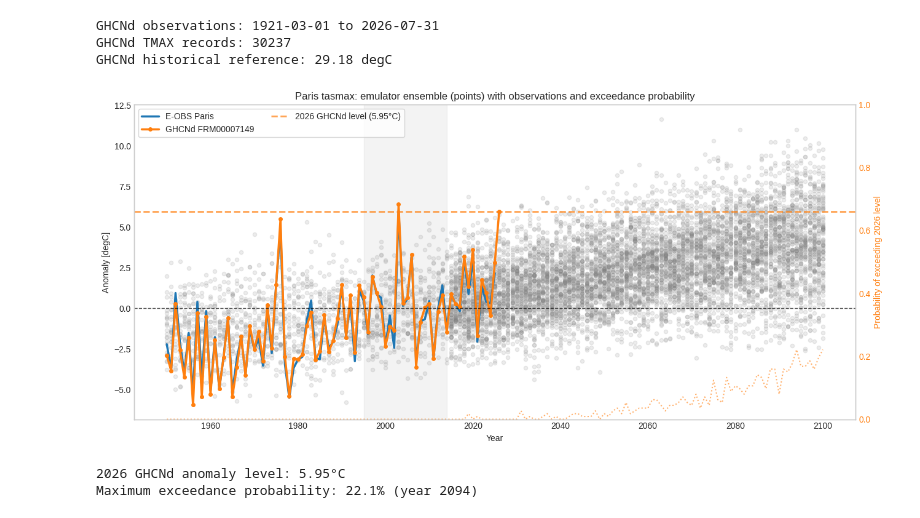
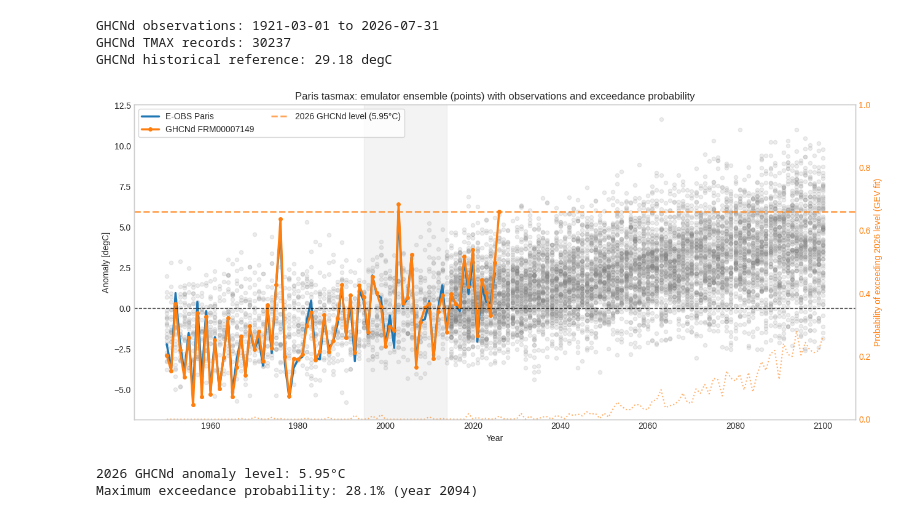
Before and after one commit to jesusff/T33-Emulator-hub, a Jupyter notebook: notebooks/city_level_emulator_ensemble_and_observations.ipynb, the cells around one changed output. Cells and saved outputs as stored; diff of their text form; code cells hidden in the pictures.

```diff
--- a/notebooks/city_level_emulator_ensemble_and_observations.ipynb
+++ b/notebooks/city_level_emulator_ensemble_and_observations.ipynb
@@ -286,6 +286,8 @@ GHCNd observations: 1921-03-01 to 2026-07-31
 GHCNd TMAX records: 30237
 GHCNd historical reference: 29.18 degC
 # %%
+from scipy.stats import genextreme
+
 if CITY == "Paris":
     ghcnd_2026_anomaly = (
         ghcnd_anomaly.sel(year=2026, drop=True).values.item()
@@ -330,12 +332,21 @@ if CITY == "Paris":
         label=f"2026 GHCNd level ({ghcnd_2026_anomaly:.2f}°C)",
     )
 
+    def gev_exceedance_probability(year_data, threshold, min_samples=8):
+        # each yearly value is itself a 15-day running-mean maximum, so the
+        # ensemble members for a given year are samples of a block maximum,
+        # which the GEV family is designed to describe
+        if len(year_data) < min_samples:
+            return (year_data > threshold).sum() / len(year_data)
+        shape, loc, scale = genextreme.fit(year_data)
+        return genextreme.sf(threshold, shape, loc=loc, scale=scale)
+
     exceedance_prob = []
     years = []
     for year in sorted(anomaly_metric.year.values):
-        year_data = anomaly_metric.sel(year=year).values
+        year_data = anomaly_metric.sel(year=year).dropna(dim="member").values
         if len(year_data) > 0:
-            prob = (year_data > ghcnd_2026_anomaly).sum() / len(year_data)
+            prob = gev_exceedance_probability(year_data, ghcnd_2026_anomaly)
             exceedance_prob.append(prob)
             years.append(year)
 
@@ -347,10 +358,10 @@ if CITY == "Paris":
         linewidth=1.5,
         alpha=0.6,
         linestyle=":",
-        label="Exceedance probability",
+        label="Exceedance probability (GEV fit)",
     )
     ax2.set_ylabel(
-        "Probability of exceeding 2026 level",
+        "Probability of exceeding 2026 level (GEV fit)",
         color="#ff7f0e",
     )
     ax2.tick_params(axis="y", labelcolor="#ff7f0e")
@@ -375,33 +386,33 @@ if CITY == "Paris":
     ax1.axhline(
         0,
         color="black",
         linewidth=1.0,
         linestyle="--",
         alpha=0.7,
     )
     ax1.legend(
         loc="upper left",
         frameon=True,
         ncols=2,
     )
     ax1.grid(False)
     plt.tight_layout()
 
     save_figure(
         fig,
         f"104_{CITY}_{VARIABLE}_{DIAGNOSTIC_ID}_points_exceedance",
         config,
     )
     plt.show()
 
     print(
         f"2026 GHCNd anomaly level: {ghcnd_2026_anomaly:.2f}°C"
     )
     print(
         f"Maximum exceedance probability: "
         f"{max(exceedance_prob):.1%} (year {years[exceedance_prob.index(max(exceedance_prob))]})"
     )
 # %% [output]
-[figure, old version]
+[figure, new version]
 2026 GHCNd anomaly level: 5.95°C
-Maximum exceedance probability: 22.1% (year 2094)
+Maximum exceedance probability: 28.1% (year 2094)
```
